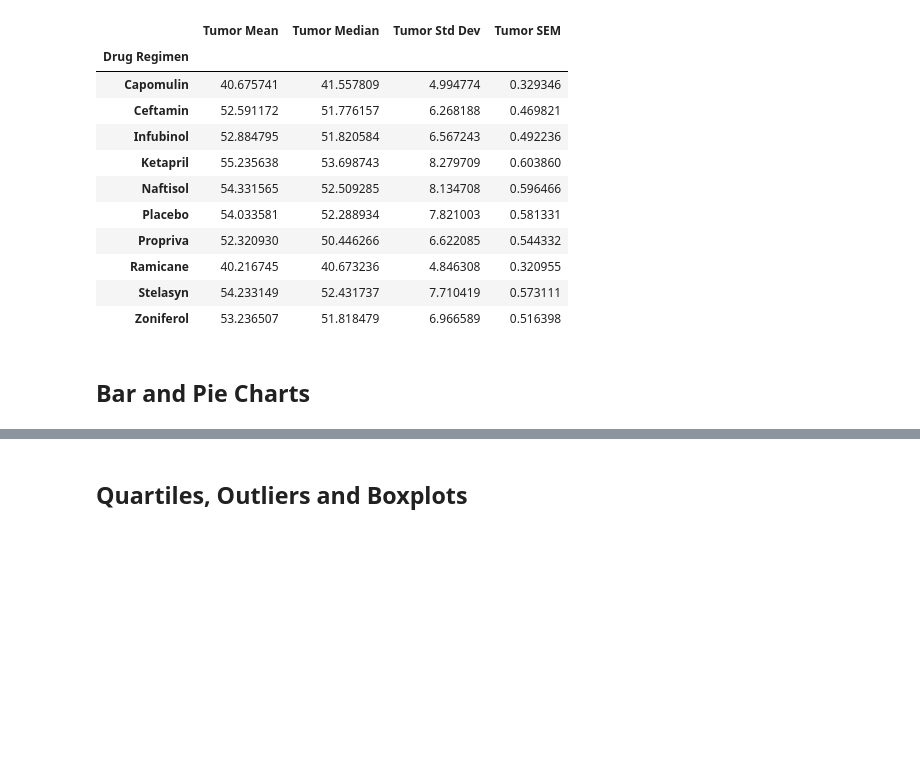
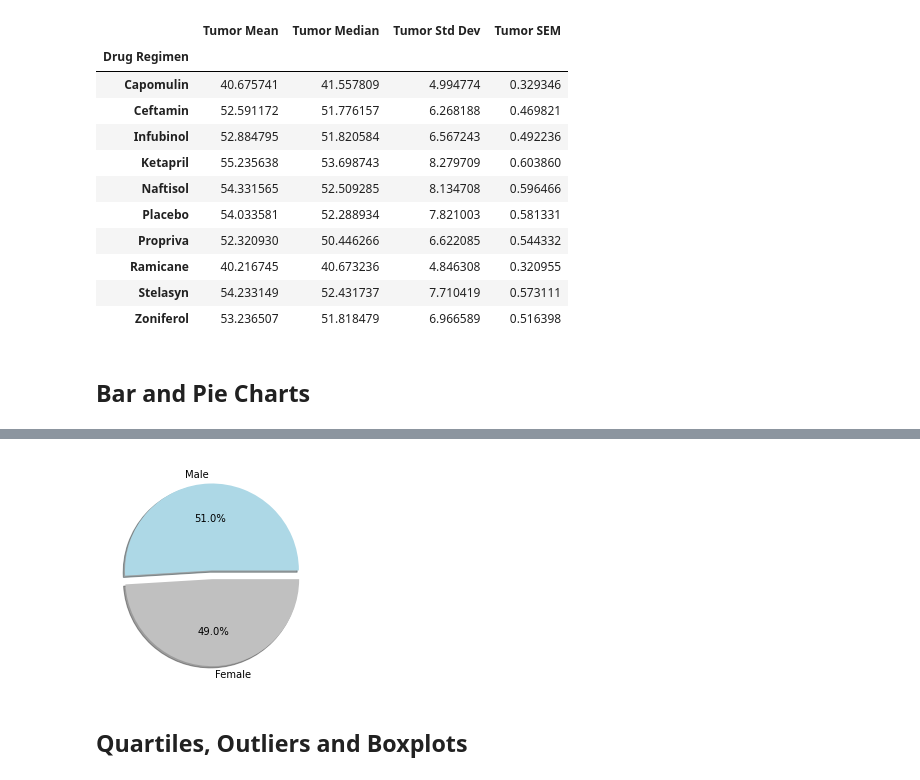
Before and after one commit to jshapi16/plt-challenge, a Jupyter notebook: Pymaceuticals copy/pymaceuticals_starter.ipynb, the cells around one changed output, grey strips where cells are left out. Cells and saved outputs as stored; diff of their text form; code cells hidden in the pictures; blank space fills up the shorter version.

```diff
--- a/Pymaceuticals copy/pymaceuticals_starter.ipynb
+++ b/Pymaceuticals copy/pymaceuticals_starter.ipynb
@@ -117,2 +155,5 @@ ax.set(xlabel="Drug",
 # %%
-# Generate a pie plot showing the distribution of female versus male mice using pandas
+# Generate a pie plot showing the distribution of female versus male mice using pyplot
+plt.pie(mouse_genders, labels=labels, colors = my_colors, explode = explode, shadow = True, autopct='%1.1f%%');
+# %% [output]
+[figure, added]
```
Also changed, not shown: parts of 10 cells of this notebook.
